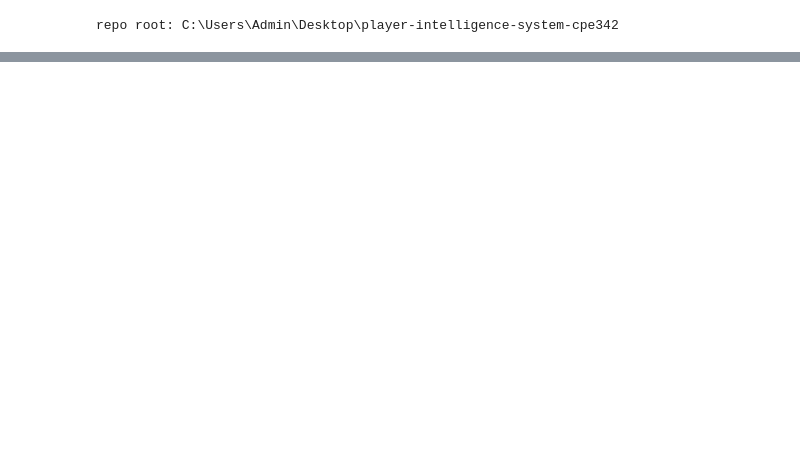
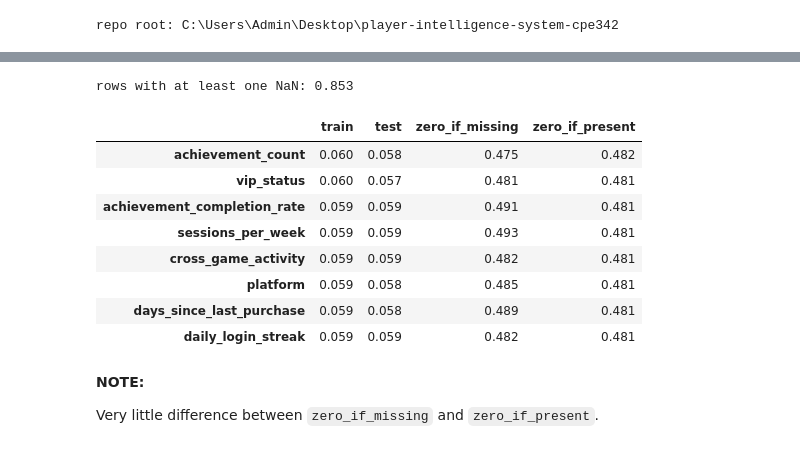
Before and after one commit to Kawi-HBLI/player-intelligence-system-cpe342, a Jupyter notebook: experiments/task3/eda.ipynb, the cells around one changed output, grey strips where cells are left out. Drawn from its saved outputs; the diff is of its cells as text; code cells hidden in the pictures; blank space fills up the shorter version.

```diff
--- a/experiments/task3/eda.ipynb
+++ b/experiments/task3/eda.ipynb
@@ -53,0 +115,22 @@ summary
+# %%
+miss = pd.DataFrame({'train': tr[feats].isna().mean(), 'test': te[feats].isna().mean()})
+miss['zero_if_missing'] = [(y[tr[c].isna()] == 0).mean() for c in feats]
+miss['zero_if_present'] = [(y[tr[c].notna()] == 0).mean() for c in feats]
+
+print(f"rows with at least one NaN: {tr[feats].isna().any(axis=1).mean():.3f}")
+miss.round(3).sort_values('train', ascending=False).head(8)
+# %% [output]
+rows with at least one NaN: 0.853
+|  | train | test | zero_if_missing | zero_if_present |
+| achievement_count | 0.060 | 0.058 | 0.475 | 0.482 |
+| vip_status | 0.060 | 0.057 | 0.481 | 0.481 |
+| achievement_completion_rate | 0.059 | 0.059 | 0.491 | 0.481 |
+| sessions_per_week | 0.059 | 0.059 | 0.493 | 0.481 |
+| cross_game_activity | 0.059 | 0.059 | 0.482 | 0.481 |
+| platform | 0.059 | 0.058 | 0.485 | 0.481 |
+| days_since_last_purchase | 0.059 | 0.058 | 0.489 | 0.481 |
+| daily_login_streak | 0.059 | 0.059 | 0.482 | 0.481 |
+# %% [markdown]
+**NOTE:**
+
+Very little difference between `zero_if_missing` and `zero_if_present`.
```
Also changed, not shown: parts of 40 cells of this notebook.
